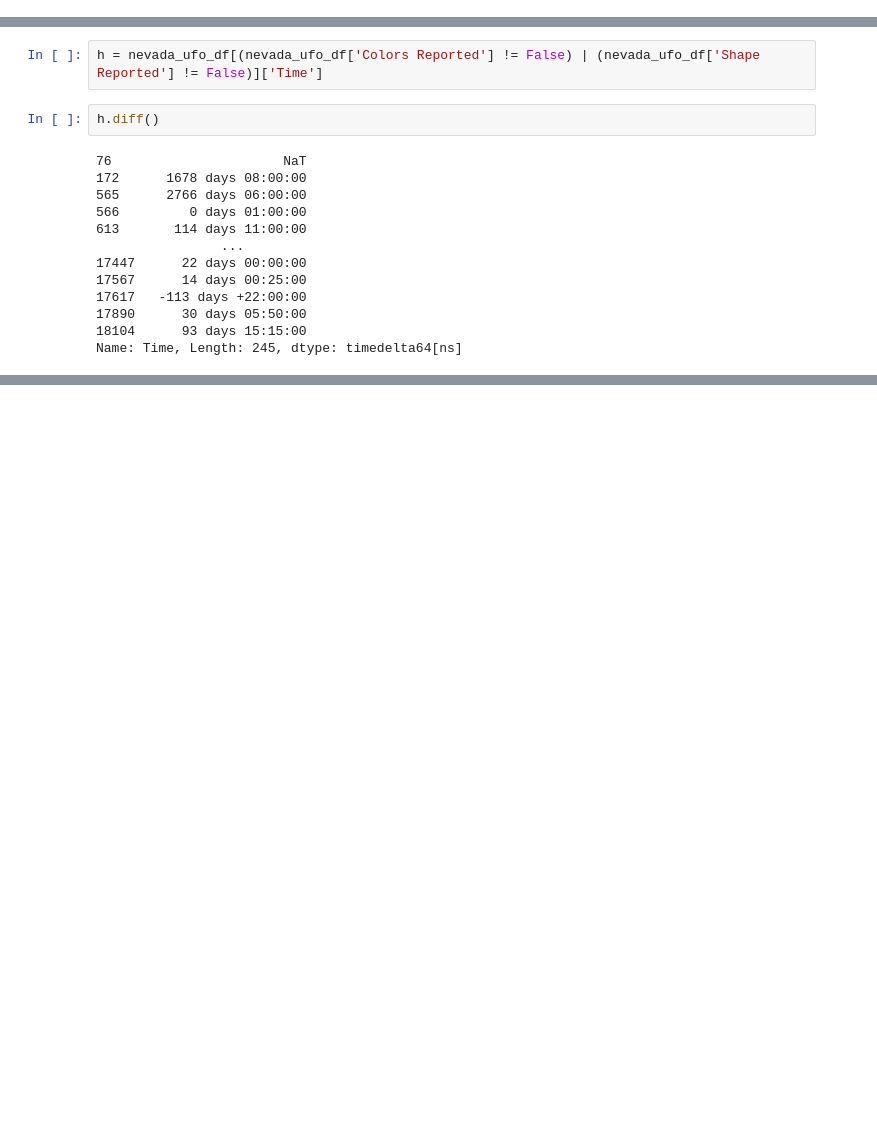
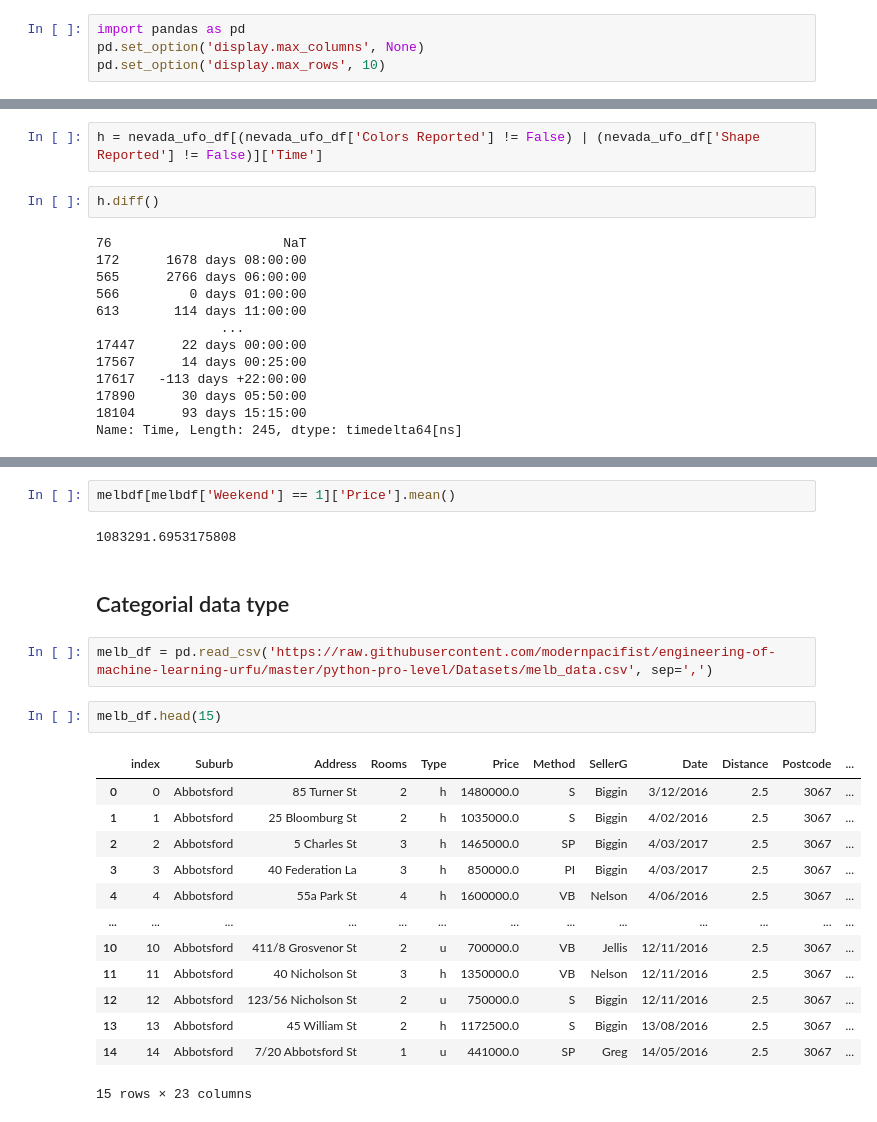
Before and after one commit to modernpacifist/engineering-of-machine-learning-urfu, a Jupyter notebook: python-pro-level/Notebooks/PandasPythonProWalkthrough.ipynb, the cells around one changed output, grey strips where cells are left out. Saved outputs shown, nothing was run; the diff lists cells and outputs as text; blank space fills up the shorter version.

Commit message:
python-pro-level:Notebooks/PandasPythonProWalkthrough.ipynb backup

```diff
--- a/python-pro-level/Notebooks/PandasPythonProWalkthrough.ipynb
+++ b/python-pro-level/Notebooks/PandasPythonProWalkthrough.ipynb
@@ -3,3 +1,7 @@ import pandas as pd
+# %%
+import pandas as pd
+pd.set_option('display.max_columns', None)
+pd.set_option('display.max_rows', 10)
 # %%
 df = pd.read_csv('https://raw.githubusercontent.com/modernpacifist/engineering-of-machine-learning-urfu/master/python-pro-level/Datasets/melb_data.csv', sep=',')
 # %%
@@ -1210,0 +1378,24 @@ Name: Time, Length: 245, dtype: timedelta64[ns]
+# %%
+melbdf[melbdf['Weekend'] == 1]['Price'].mean()
+# %% [output]
+1083291.6953175808
+# %% [markdown]
+## Categorial data type
+# %%
+melb_df = pd.read_csv('https://raw.githubusercontent.com/modernpacifist/engineering-of-machine-learning-urfu/master/python-pro-level/Datasets/melb_data.csv', sep=',')
+# %%
+melb_df.head(15)
+# %% [output]
+|  | index | Suburb | Address | Rooms | Type | Price | Method | SellerG | Date | Distance | Postcode | ... |
+| 0 | 0 | Abbotsford | 85 Turner St | 2 | h | 1480000.0 | S | Biggin | 3/12/2016 | 2.5 | 3067 | ... |
+| 1 | 1 | Abbotsford | 25 Bloomburg St | 2 | h | 1035000.0 | S | Biggin | 4/02/2016 | 2.5 | 3067 | ... |
+| 2 | 2 | Abbotsford | 5 Charles St | 3 | h | 1465000.0 | SP | Biggin | 4/03/2017 | 2.5 | 3067 | ... |
+| 3 | 3 | Abbotsford | 40 Federation La | 3 | h | 850000.0 | PI | Biggin | 4/03/2017 | 2.5 | 3067 | ... |
+| 4 | 4 | Abbotsford | 55a Park St | 4 | h | 1600000.0 | VB | Nelson | 4/06/2016 | 2.5 | 3067 | ... |
+| ... | ... | ... | ... | ... | ... | ... | ... | ... | ... | ... | ... | ... |
+| 10 | 10 | Abbotsford | 411/8 Grosvenor St | 2 | u | 700000.0 | VB | Jellis | 12/11/2016 | 2.5 | 3067 | ... |
+| 11 | 11 | Abbotsford | 40 Nicholson St | 3 | h | 1350000.0 | VB | Nelson | 12/11/2016 | 2.5 | 3067 | ... |
+| 12 | 12 | Abbotsford | 123/56 Nicholson St | 2 | u | 750000.0 | S | Biggin | 12/11/2016 | 2.5 | 3067 | ... |
+| 13 | 13 | Abbotsford | 45 William St | 2 | h | 1172500.0 | S | Biggin | 13/08/2016 | 2.5 | 3067 | ... |
+| 14 | 14 | Abbotsford | 7/20 Abbotsford St | 1 | u | 441000.0 | SP | Greg | 14/05/2016 | 2.5 | 3067 | ... |
+15 rows × 23 columns
```
Also changed, not shown: parts of 40 cells of this notebook.
